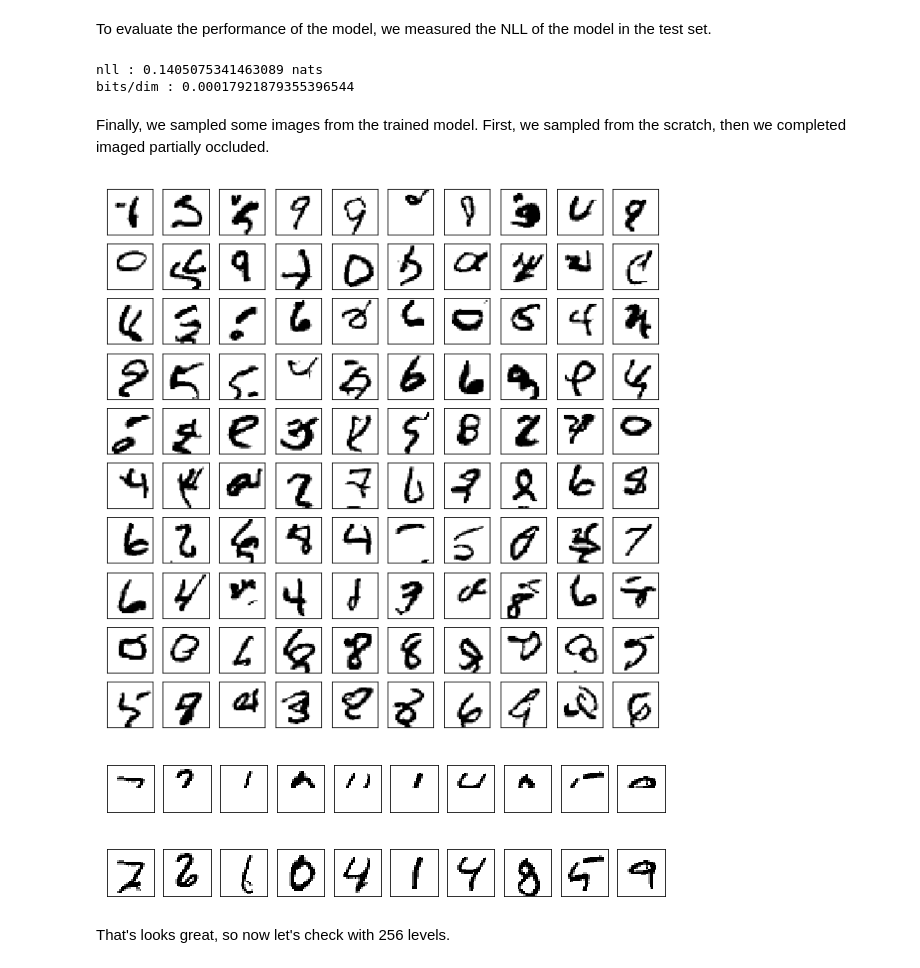
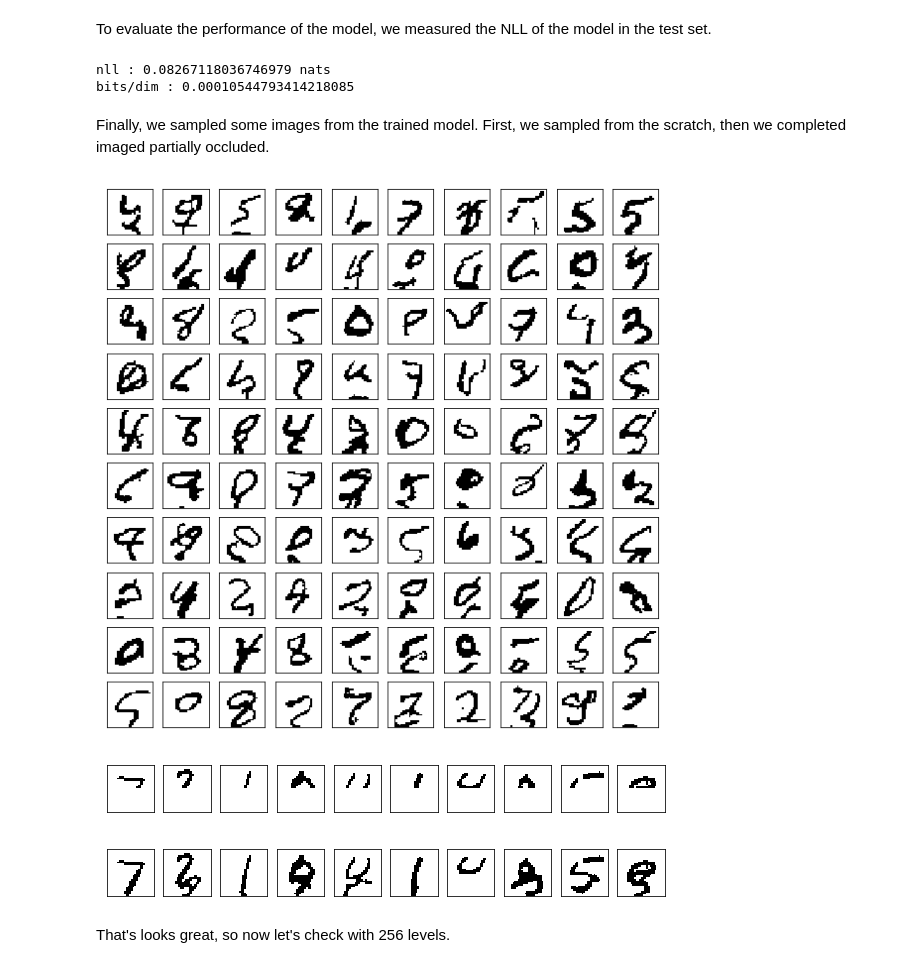
Before and after one commit to Mind-the-Pineapple/Autoregressive-models, a Jupyter notebook: 1 - Autoregressive Models - PixelCNN/pixelCNN.ipynb, the cells around one changed output. Cells and saved outputs as stored; diff of their text form; code cells hidden in the pictures.

```diff
--- a/1 - Autoregressive Models - PixelCNN/pixelCNN.ipynb
+++ b/1 - Autoregressive Models - PixelCNN/pixelCNN.ipynb
@@ -204,7 +231,7 @@ x = keras.layers.Activation(activation='relu')(x)
 x = keras.layers.Conv2D(filters=128, kernel_size=1, strides=1)(x)
 x = keras.layers.Activation(activation='relu')(x)
 x = keras.layers.Conv2D(filters=128, kernel_size=1, strides=1)(x)
-x = keras.layers.Conv2D(filters=n_channel * q_levels, kernel_size=1, strides=1)(x)  # shape [N,H,W,DC]
+x = keras.layers.Conv2D(filters=q_levels, kernel_size=1, strides=1)(x)
 
 pixelcnn = tf.keras.Model(inputs=inputs, outputs=x)
 # %% [markdown]
@@ -223,9 +250,6 @@ The training step is defined by the forward propagation throgh the model, and th
 def train_step(batch_x, batch_y):
     with tf.GradientTape() as ae_tape:
         logits = pixelcnn(batch_x, training=True)
-
-        logits = tf.reshape(logits, [-1, height, width, q_levels, n_channel])  # shape [N,H,W,DC] -> [N,H,W,D,C]
-        logits = tf.transpose(logits, perm=[0, 1, 2, 4, 3])  # shape [N,H,W,D,C] -> [N,H,W,C,D]
 
         loss = compute_loss(tf.one_hot(batch_y, q_levels), logits)
 
@@ -242,13 +266,12 @@ n_epochs = 150
 n_iter = int(np.ceil(x_train_quantised.shape[0] / batch_size))
 for epoch in range(n_epochs):
     progbar = Progbar(n_iter)
-    print('Epoch {:}/{:}'.format(epoch+1, n_epochs))
+    print('Epoch {:}/{:}'.format(epoch + 1, n_epochs))
 
     for i_iter, (batch_x, batch_y) in enumerate(train_dataset):
-        start = time.time()
         optimizer.lr = optimizer.lr * lr_decay
         loss = train_step(batch_x, batch_y)
 
-        progbar.add(1, values=[("loss", loss)])
+        progbar.add(1, values=[('loss', loss)])
 # %% [output]
 Epoch 1/150
@@ -275,8 +293,6 @@ To evaluate the performance of the model, we measured the NLL of the model in th
 test_loss = []
 for batch_x, batch_y in test_dataset:
     logits = pixelcnn(batch_x, training=False)
-    logits = tf.reshape(logits, [-1, height, width, q_levels, n_channel])
-    logits = tf.transpose(logits, perm=[0, 1, 2, 4, 3])
 
     # Calculate cross-entropy (= negative log-likelihood)
     loss = compute_loss(tf.one_hot(batch_y, q_levels), logits)
@@ -285,31 +301,28 @@ for batch_x, batch_y in test_dataset:
 print('nll : {:} nats'.format(np.array(test_loss).mean()))
 print('bits/dim : {:}'.format(np.array(test_loss).mean() / (height * width)))
 # %% [output]
-nll : 0.1405075341463089 nats
-bits/dim : 0.00017921879355396544
+nll : 0.08267118036746979 nats
+bits/dim : 0.00010544793414218085
 # %% [markdown]
 Finally, we sampled some images from the trained model. First, we sampled from the scratch, then we completed imaged partially occluded.
 # %%
-# --------------------------------------------------------------------------------------------------------------
 # Generating new images
 samples = np.zeros((100, height, width, n_channel), dtype='float32')
 for i in range(height):
     for j in range(width):
         logits = pixelcnn(samples)
-        logits = tf.reshape(logits, [-1, height, width, q_levels, n_channel])
-        logits = tf.transpose(logits, perm=[0, 1, 2, 4, 3])
-        next_sample = tf.random.categorical(logits[:, i, j, 0, :], 1)
+        next_sample = tf.random.categorical(logits[:, i, j, :], 1)
         samples[:, i, j, 0] = (next_sample.numpy() / (q_levels - 1))[:,0]
 
 fig = plt.figure(figsize=(10, 10))
 for i in range(100):
     ax = fig.add_subplot(10, 10, i+1)
     ax.matshow(samples[i, :, :, 0], cmap=matplotlib.cm.binary)
     plt.xticks(np.array([]))
     plt.yticks(np.array([]))
 plt.show()
 # %% [output]
-[figure, old version]
+[figure, new version]
 # %%
 # --------------------------------------------------------------------------------------------------------------
 # Filling occluded images
@@ -330,9 +343,7 @@ for i in range(10):
 for i in range(occlude_start_row, height):
     for j in range(width):
         logits = pixelcnn(samples)
-        logits = tf.reshape(logits, [-1, height, width, q_levels, n_channel])
-        logits = tf.transpose(logits, perm=[0, 1, 2, 4, 3])
-        next_sample = tf.random.categorical(logits[:, i, j, 0, :], 1)
+        next_sample = tf.random.categorical(logits[:, i, j, :], 1)
         samples[:, i, j, 0] = (next_sample.numpy() / (q_levels - 1))[:,0]
 
 fig = plt.figure(figsize=(10, 10))
@@ -345,7 +356,7 @@ for i in range(10):
 plt.show()
 # %% [output]
 [figure]
-[figure, old version]
+[figure, new version]
 # %% [markdown]
 That's looks great, so now let's check with 256 levels.
 # %%
```
Also changed, not shown: parts of 9 cells of this notebook.
